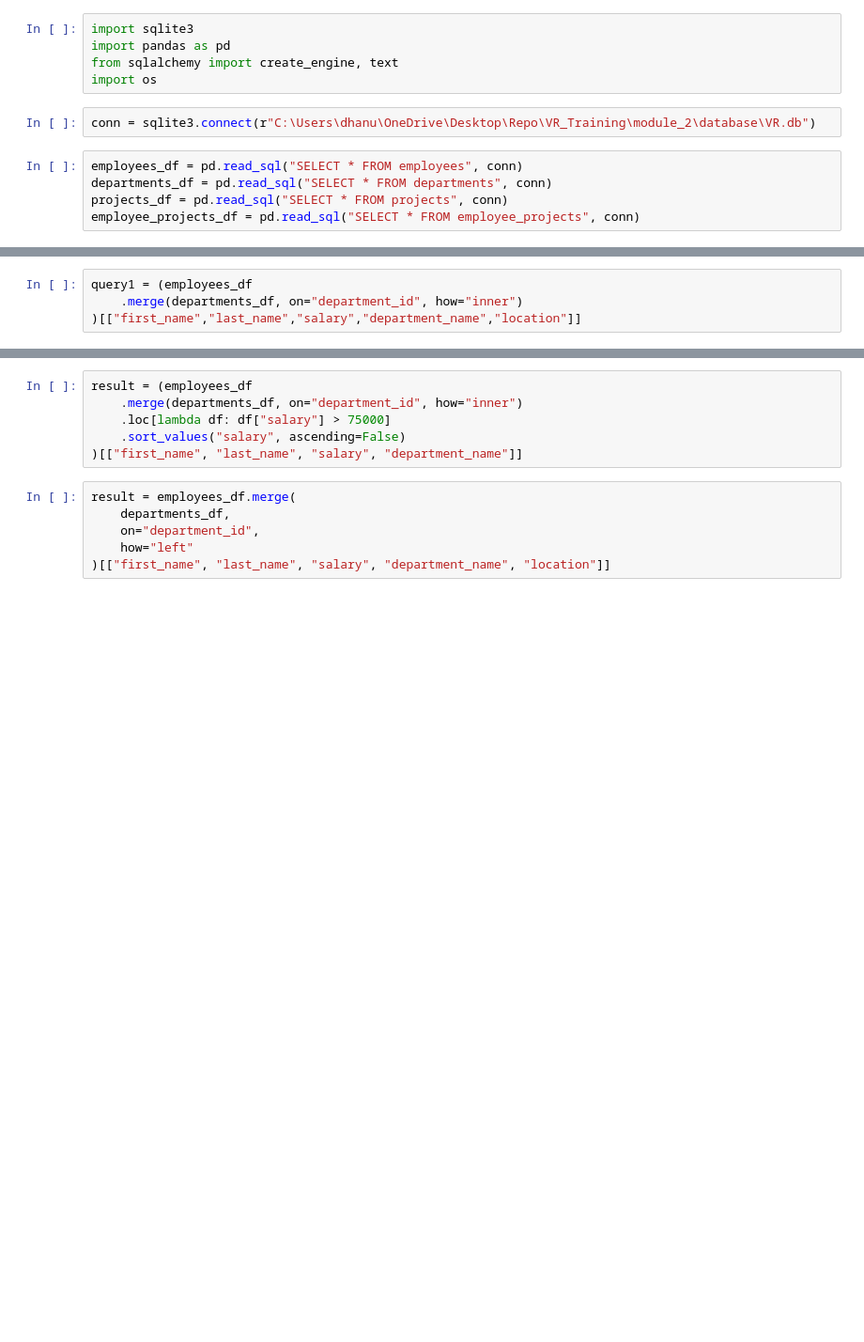
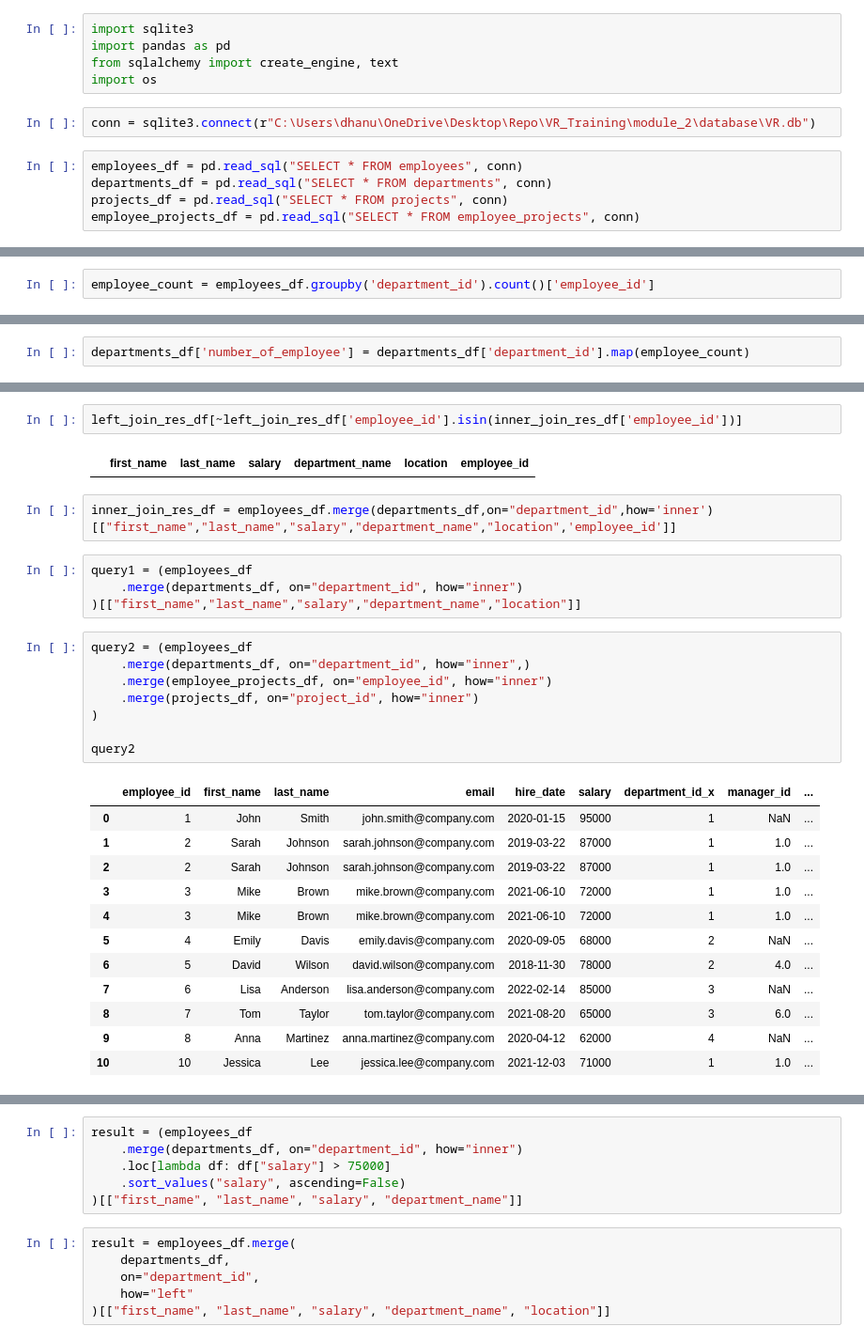
Before and after one commit to dhanushnayak/VR_Training_GenAI_Dhanush, a Jupyter notebook: module_2/notebooks/02_Merge.ipynb, the cells around one changed output, grey strips where cells are left out. Shown: that part at 94% size. Saved outputs shown, nothing was run; the diff lists cells and outputs as text; blank space fills up the shorter version.

```diff
--- a/module_2/notebooks/02_Merge.ipynb
+++ b/module_2/notebooks/02_Merge.ipynb
@@ -12,0 +39,2 @@ employee_projects_df = pd.read_sql("SELECT * FROM employee_projects", conn)
+# %%
+employee_count = employees_df.groupby('department_id').count()['employee_id']
@@ -12,0 +51,2 @@ employee_projects_df = pd.read_sql("SELECT * FROM employee_projects", conn)
+# %%
+departments_df['number_of_employee'] = departments_df['department_id'].map(employee_count)
@@ -13,7 +67,34 @@ employee_projects_df = pd.read_sql("SELECT * FROM employee_projects", conn)
+# %%
+left_join_res_df[~left_join_res_df['employee_id'].isin(inner_join_res_df['employee_id'])]
+# %% [output]
+|  | first_name | last_name | salary | department_name | location | employee_id |
+# %%
+inner_join_res_df = employees_df.merge(departments_df,on="department_id",how='inner')[["first_name","last_name","salary","department_name","location",'employee_id']]
 # %%
 query1 = (employees_df
     .merge(departments_df, on="department_id", how="inner")
 )[["first_name","last_name","salary","department_name","location"]]
+# %%
+query2 = (employees_df
+    .merge(departments_df, on="department_id", how="inner",)
+    .merge(employee_projects_df, on="employee_id", how="inner")
+    .merge(projects_df, on="project_id", how="inner")
+)
+
+query2
+# %% [output]
+|  | employee_id | first_name | last_name | email | hire_date | salary | department_id_x | manager_id | ... |
+| 0 | 1 | John | Smith | john.smith@company.com | 2020-01-15 | 95000 | 1 | NaN | ... |
+| 1 | 2 | Sarah | Johnson | sarah.johnson@company.com | 2019-03-22 | 87000 | 1 | 1.0 | ... |
+| 2 | 2 | Sarah | Johnson | sarah.johnson@company.com | 2019-03-22 | 87000 | 1 | 1.0 | ... |
+| 3 | 3 | Mike | Brown | mike.brown@company.com | 2021-06-10 | 72000 | 1 | 1.0 | ... |
+| 4 | 3 | Mike | Brown | mike.brown@company.com | 2021-06-10 | 72000 | 1 | 1.0 | ... |
+| 5 | 4 | Emily | Davis | emily.davis@company.com | 2020-09-05 | 68000 | 2 | NaN | ... |
+| 6 | 5 | David | Wilson | david.wilson@company.com | 2018-11-30 | 78000 | 2 | 4.0 | ... |
+| 7 | 6 | Lisa | Anderson | lisa.anderson@company.com | 2022-02-14 | 85000 | 3 | NaN | ... |
+| 8 | 7 | Tom | Taylor | tom.taylor@company.com | 2021-08-20 | 65000 | 3 | 6.0 | ... |
+| 9 | 8 | Anna | Martinez | anna.martinez@company.com | 2020-04-12 | 62000 | 4 | NaN | ... |
+| 10 | 10 | Jessica | Lee | jessica.lee@company.com | 2021-12-03 | 71000 | 1 | 1.0 | ... |
 # %%
 query2 = (employees_df
     .merge(departments_df, on="department_id", how="inner")
```
Also changed, not shown: parts of 14 cells of this notebook.
